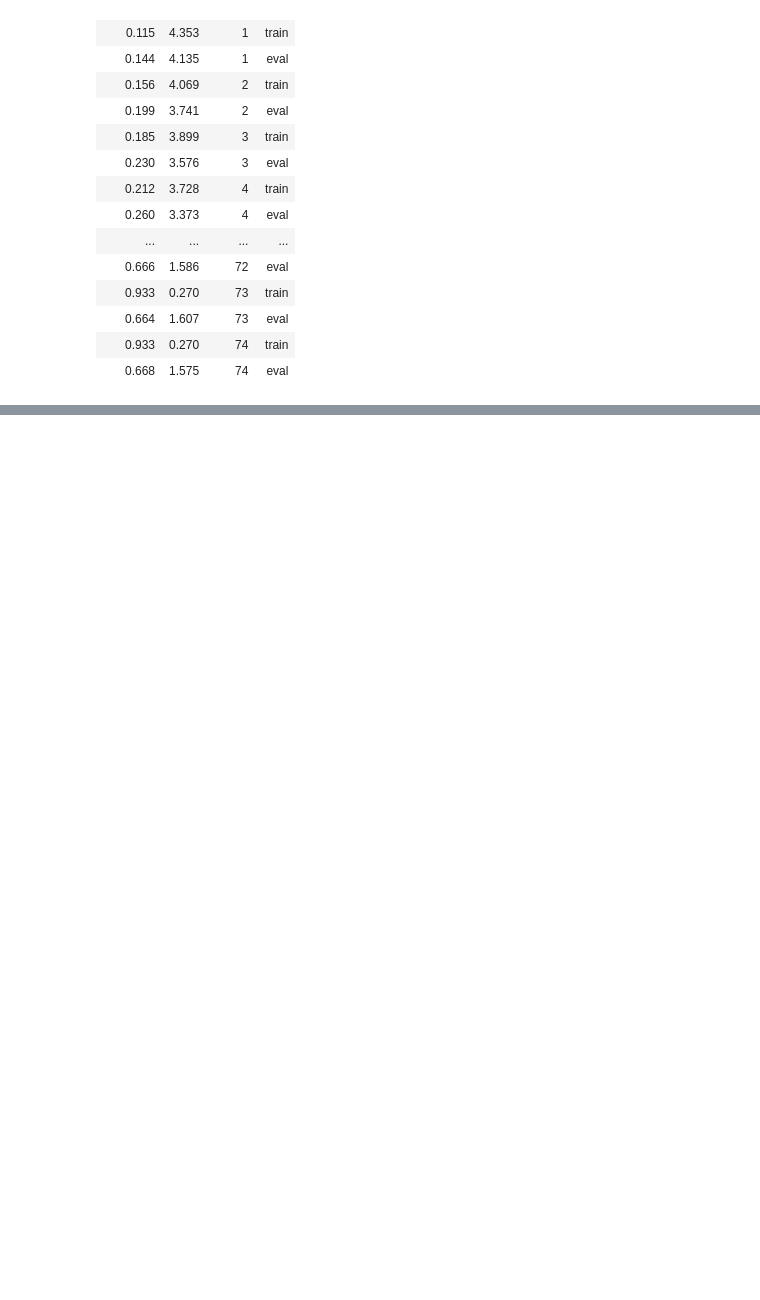
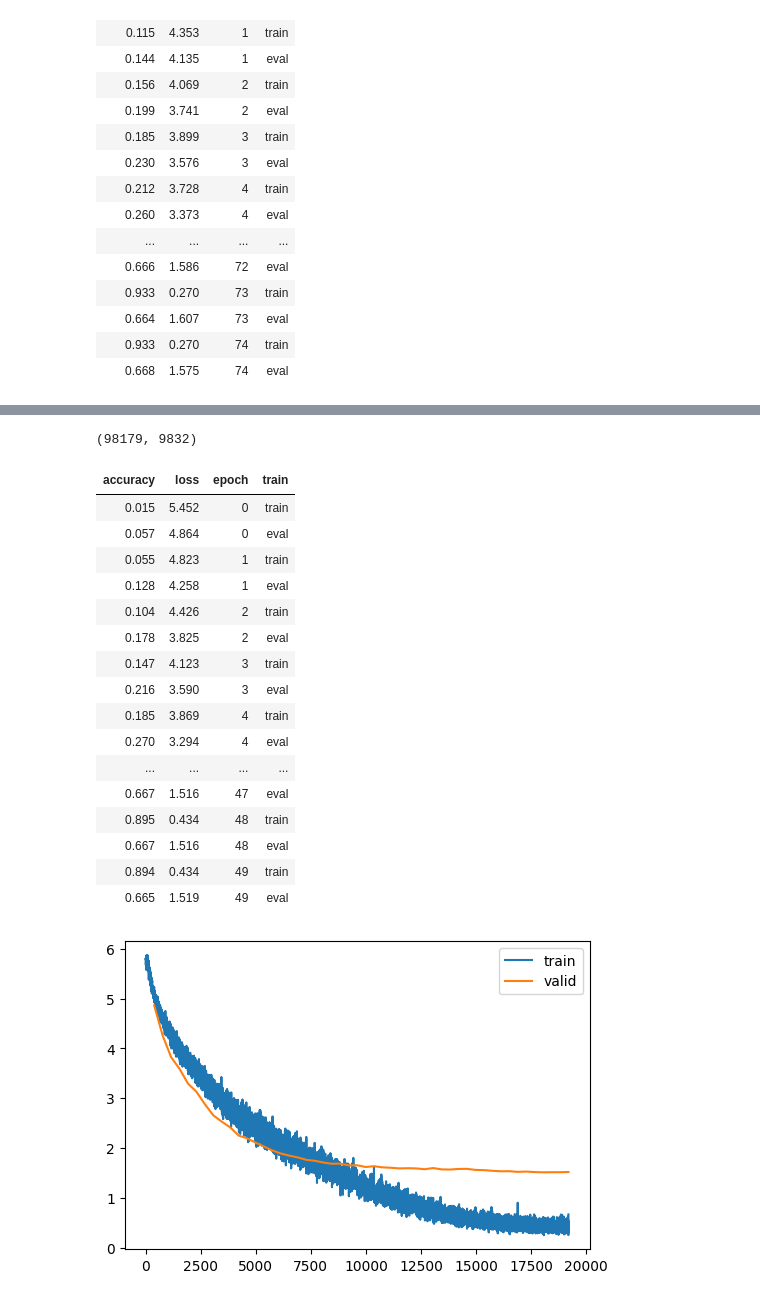
Before and after one commit to pranay8297/fastaip2, a Jupyter notebook: pre_act_experimentation.ipynb, the cells around one changed output, grey strips where cells are left out. Drawn from its saved outputs; the diff is of its cells as text; code cells hidden in the pictures; blank space fills up the shorter version.

```diff
--- a/pre_act_experimentation.ipynb
+++ b/pre_act_experimentation.ipynb
@@ -611,0 +698,2 @@ runtime.unassign()
+# %%
+x, y = next(iter(train_dl))
@@ -611,0 +854,45 @@ runtime.unassign()
+# %%
+train_im_paths, train_labels = get_train_d(Path('tiny-imagenet-200/train'), limit = None)
+valid_paths, valid_classes = get_valid_d(Path('tiny-imagenet-200/val'))
+class_dict = {v: i for i, v in enumerate(set(train_labels))}
+new_train_labels = tuple(map(lambda x: class_dict[x], train_labels))
+new_valid_labels = tuple(map(lambda x: class_dict[x], valid_classes))
+train_ds = TinyImagenetDSV2(train_im_paths, new_train_labels, augment = True)
+valid_ds = TinyImagenetDSV2(valid_paths, new_valid_labels, augment = False)
+len(train_ds), len(valid_ds)
+# %% [output]
+(98179, 9832)
+# %%
+train_dl, valid_dl = DataLoader(train_ds, 256, True, collate_fn = collate_fn, num_workers = 2), DataLoader(valid_ds, 256, True, collate_fn = collate_fn, num_workers = 2)
+# %%
+# Adam W experiment
+dls = DataLoaders(train_dl, valid_dl)
+lr_max, epochs = 5e-04, 50
+cbs = [
+          DeviceCB(torch.device('cuda' if torch.cuda.is_available() else 'cpu')),
+          MetricsCB(accuracy = MulticlassAccuracy()),
+          ProgressCB(plot = True),
+          BatchSchedulerCB(partial(OneCycleLRS, lr_max = lr_max, num_epochs = epochs, steps_per_epoch = len(dls.train), b_min = 0.92, tip_off = 0.2)),
+      ]
+model = get_model_2(act = act_gr, nls = [1, 2, 3, 5, 3, 1], nfs = [64, 128, 256, 512, 1024, 2048], nc = 200, norm = nn.BatchNorm2d, bias = True, p = 0.2).apply(iw)
+learner = AccLearner(model, dls, loss_func = nn.CrossEntropyLoss(), lr = lr_max, cbs = cbs, opt_func = torch.optim.AdamW)
+learner.fit(epochs)
+# %% [output]
+| accuracy | loss | epoch | train |
+| 0.015 | 5.452 | 0 | train |
+| 0.057 | 4.864 | 0 | eval |
+| 0.055 | 4.823 | 1 | train |
+| 0.128 | 4.258 | 1 | eval |
+| 0.104 | 4.426 | 2 | train |
+| 0.178 | 3.825 | 2 | eval |
+| 0.147 | 4.123 | 3 | train |
+| 0.216 | 3.590 | 3 | eval |
+| 0.185 | 3.869 | 4 | train |
+| 0.270 | 3.294 | 4 | eval |
+| ... | ... | ... | ... |
+| 0.667 | 1.516 | 47 | eval |
+| 0.895 | 0.434 | 48 | train |
+| 0.667 | 1.516 | 48 | eval |
+| 0.894 | 0.434 | 49 | train |
+| 0.665 | 1.519 | 49 | eval |
+[figure, added]
```
Also changed, not shown: parts of 24 cells of this notebook.
